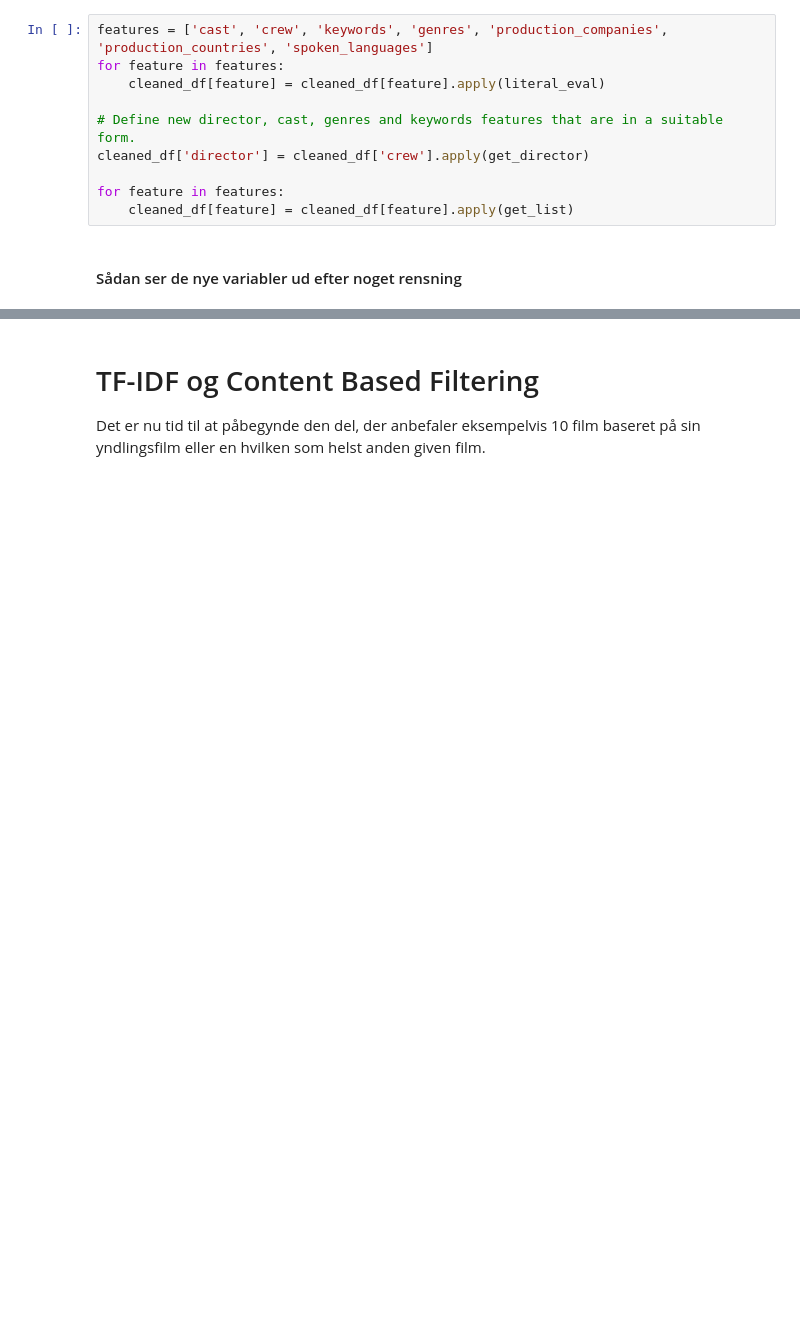
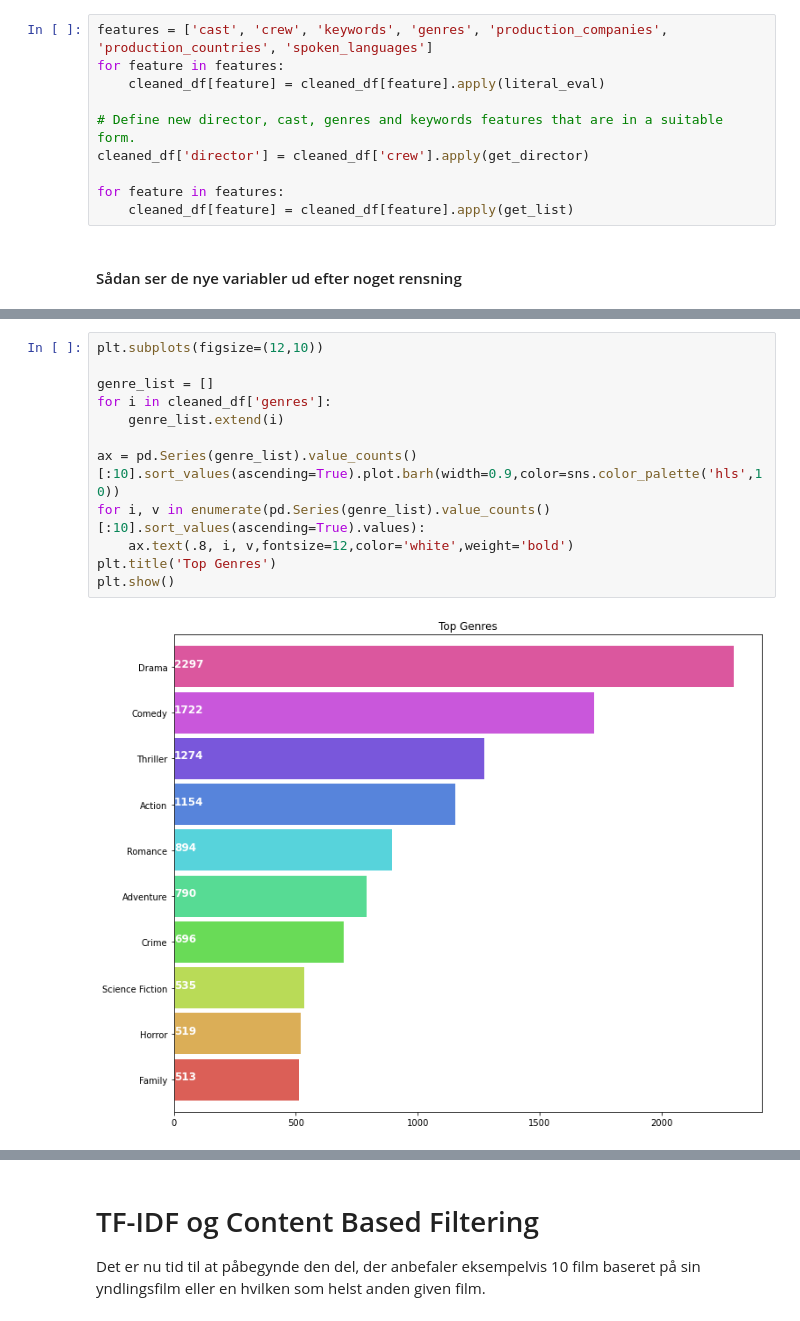
Before and after one commit to kent1325/P1---Movie-Recommender-System, a Jupyter notebook: P1 - Recommender System notebook.ipynb, the cells around one changed output, grey strips where cells are left out. Saved outputs shown, nothing was run; the diff lists cells and outputs as text; blank space fills up the shorter version.

Commit message:
Added basic graphs
De overordnede grafer er lavet, der mangler stadig få og det grafiske skal ændres

```diff
--- a/P1 - Recommender System notebook.ipynb
+++ b/P1 - Recommender System notebook.ipynb
@@ -314,3 +309,17 @@ cleaned_df[features].head()
 | 2 | [Daniel Craig, Christoph Waltz, L... | [Thomas Newman, Sam Mendes, Anna ... | [spy, based on novel, secret agen... | [Action, Adventure, Crime] | [Columbia Pictures, Danjaq, B24] | [United Kingdom, United States of... | [Français, English, Español, Ital... |
 | 3 | [Christian Bale, Michael Caine, G... | [Hans Zimmer, Charles Roven, Chri... | [dc comics, crime fighter, terror... | [Action, Crime, Drama, Thriller] | [Legendary Pictures, Warner Bros.... | [United States of America] | [English] |
 | 4 | [Taylor Kitsch, Lynn Collins, Sam... | [Andrew Stanton, Andrew Stanton, ... | [based on novel, mars, medallion,... | [Action, Adventure, Science Fiction] | [Walt Disney Pictures] | [United States of America] | [English] |
+# %%
+plt.subplots(figsize=(12,10))
+
+genre_list = []
+for i in cleaned_df['genres']:
+    genre_list.extend(i)
+
+ax = pd.Series(genre_list).value_counts()[:10].sort_values(ascending=True).plot.barh(width=0.9,color=sns.color_palette('hls',10))
+for i, v in enumerate(pd.Series(genre_list).value_counts()[:10].sort_values(ascending=True).values):
+    ax.text(.8, i, v,fontsize=12,color='white',weight='bold')
+plt.title('Top Genres')
+plt.show()
+# %% [output]
+[figure, added]
```
Also changed, not shown: parts of 12 cells of this notebook.
